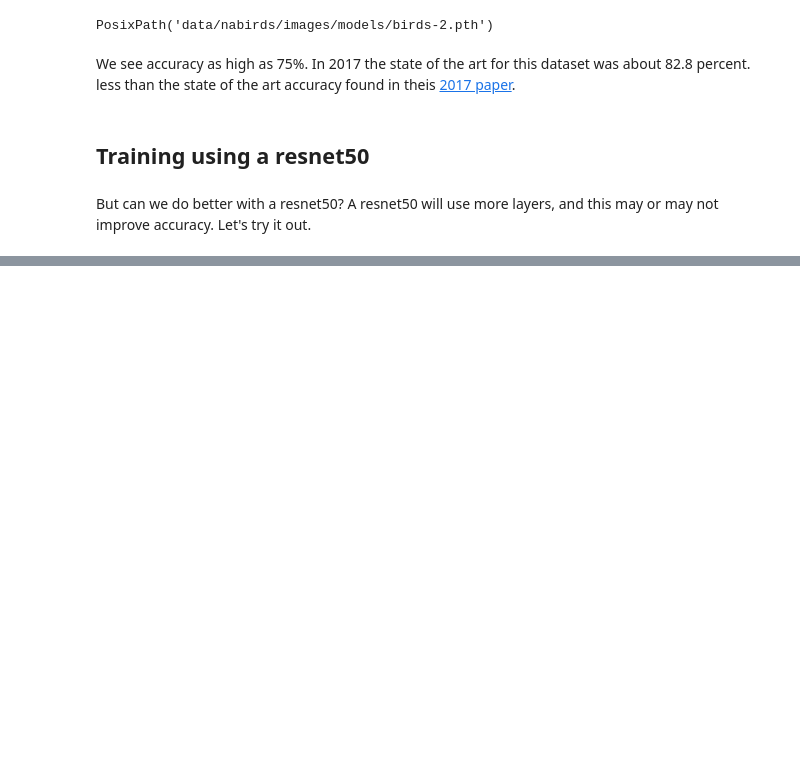
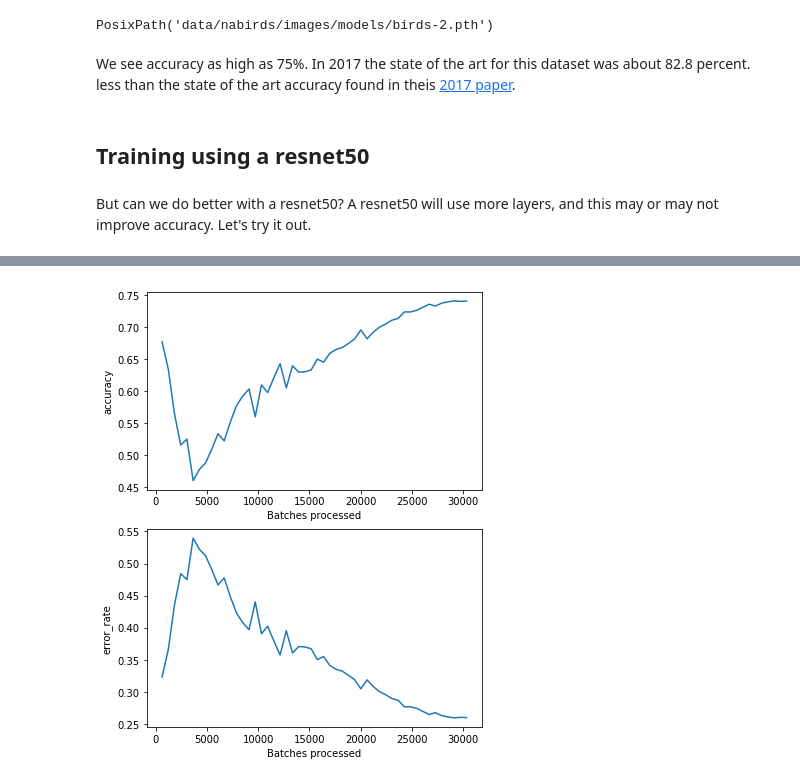
Before and after one commit to jakevc/deeplearn, a Jupyter notebook: BirdClassifier.ipynb, the cells around one changed output, grey strips where cells are left out. Cells and saved outputs as stored; diff of their text form; code cells hidden in the pictures; blank space fills up the shorter version.

```diff
--- a/BirdClassifier.ipynb
+++ b/BirdClassifier.ipynb
@@ -375,0 +400,4 @@ learn.fit_one_cycle(4)
+# %%
+learn.recorder.plot_metrics()
+# %% [output]
+[figure, added]
```
Also changed, not shown: parts of 15 cells of this notebook, 1 other file.
